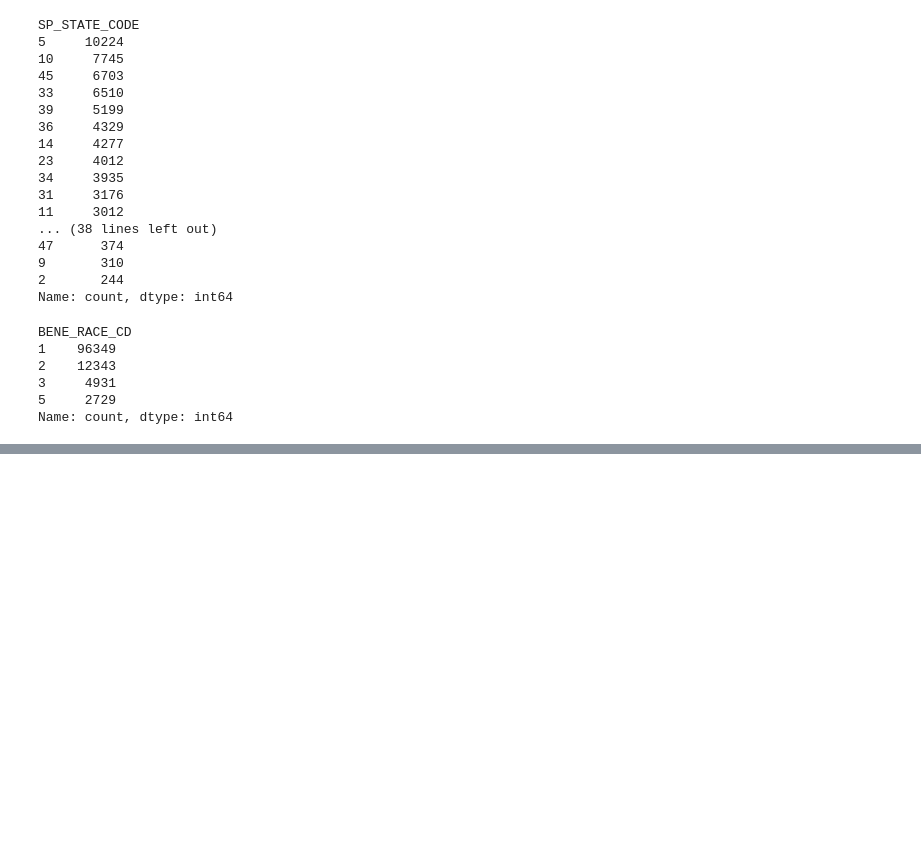
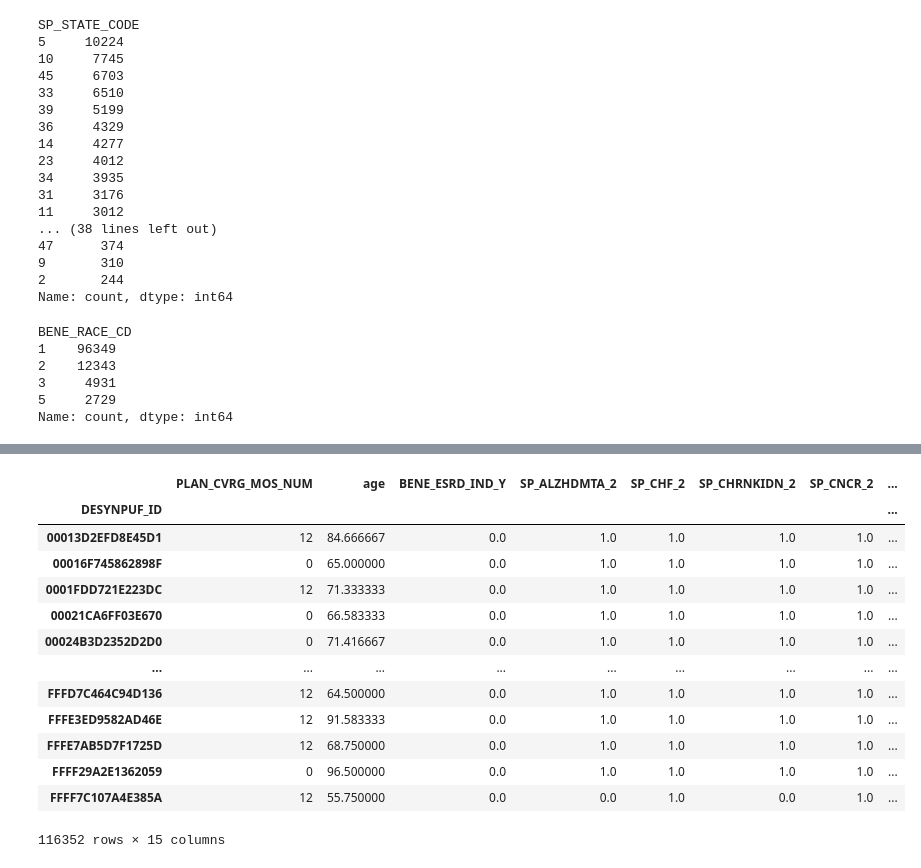
Before and after one commit to sylvaingchassang/generous_dynamic_contracting, a Jupyter notebook: gdc/notebooks/cms_overview.ipynb, the cells around one changed output, grey strips where cells are left out. Cells and saved outputs as stored; diff of their text form; code cells hidden in the pictures; blank space fills up the shorter version.

Commit message:
first OLS

```diff
--- a/gdc/notebooks/cms_overview.ipynb
+++ b/gdc/notebooks/cms_overview.ipynb
@@ -253,0 +258,9 @@ df_beneficiaries_2008[[C
+# %%
+df_2008_w_dummies = df_beneficiaries_2008.copy()
+
+df_2008_w_dummies = pd.get_dummies(
+    df_2008_w_dummies,
+    columns=cat_cols,
+    drop_first=True,
+    dtype=float
+)
@@ -253,0 +319,17 @@ df_beneficiaries_2008[[C
+# %%
+X
+# %% [output]
+|  | PLAN_CVRG_MOS_NUM | age | BENE_ESRD_IND_Y | SP_ALZHDMTA_2 | SP_CHF_2 | SP_CHRNKIDN_2 | SP_CNCR_2 | ... |
+| DESYNPUF_ID |  |  |  |  |  |  |  | ... |
+| 00013D2EFD8E45D1 | 12 | 84.666667 | 0.0 | 1.0 | 1.0 | 1.0 | 1.0 | ... |
+| 00016F745862898F | 0 | 65.000000 | 0.0 | 1.0 | 1.0 | 1.0 | 1.0 | ... |
+| 0001FDD721E223DC | 12 | 71.333333 | 0.0 | 1.0 | 1.0 | 1.0 | 1.0 | ... |
+| 00021CA6FF03E670 | 0 | 66.583333 | 0.0 | 1.0 | 1.0 | 1.0 | 1.0 | ... |
+| 00024B3D2352D2D0 | 0 | 71.416667 | 0.0 | 1.0 | 1.0 | 1.0 | 1.0 | ... |
+| ... | ... | ... | ... | ... | ... | ... | ... | ... |
+| FFFD7C464C94D136 | 12 | 64.500000 | 0.0 | 1.0 | 1.0 | 1.0 | 1.0 | ... |
+| FFFE3ED9582AD46E | 12 | 91.583333 | 0.0 | 1.0 | 1.0 | 1.0 | 1.0 | ... |
+| FFFE7AB5D7F1725D | 12 | 68.750000 | 0.0 | 1.0 | 1.0 | 1.0 | 1.0 | ... |
+| FFFF29A2E1362059 | 0 | 96.500000 | 0.0 | 1.0 | 1.0 | 1.0 | 1.0 | ... |
+| FFFF7C107A4E385A | 12 | 55.750000 | 0.0 | 0.0 | 1.0 | 0.0 | 1.0 | ... |
+116352 rows × 15 columns
```
Also changed, not shown: parts of 17 cells of this notebook.
